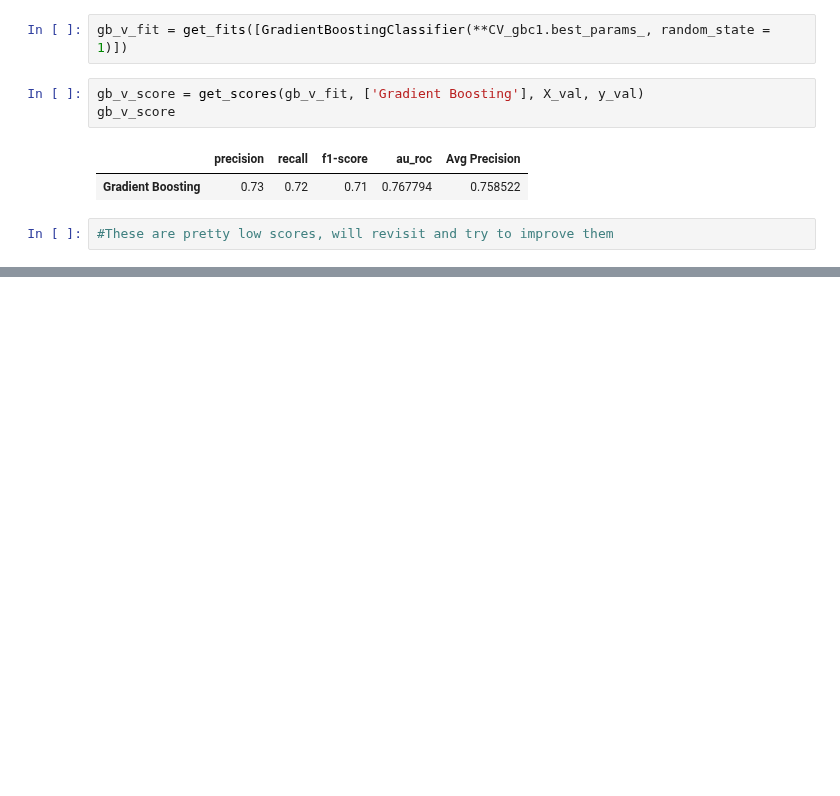
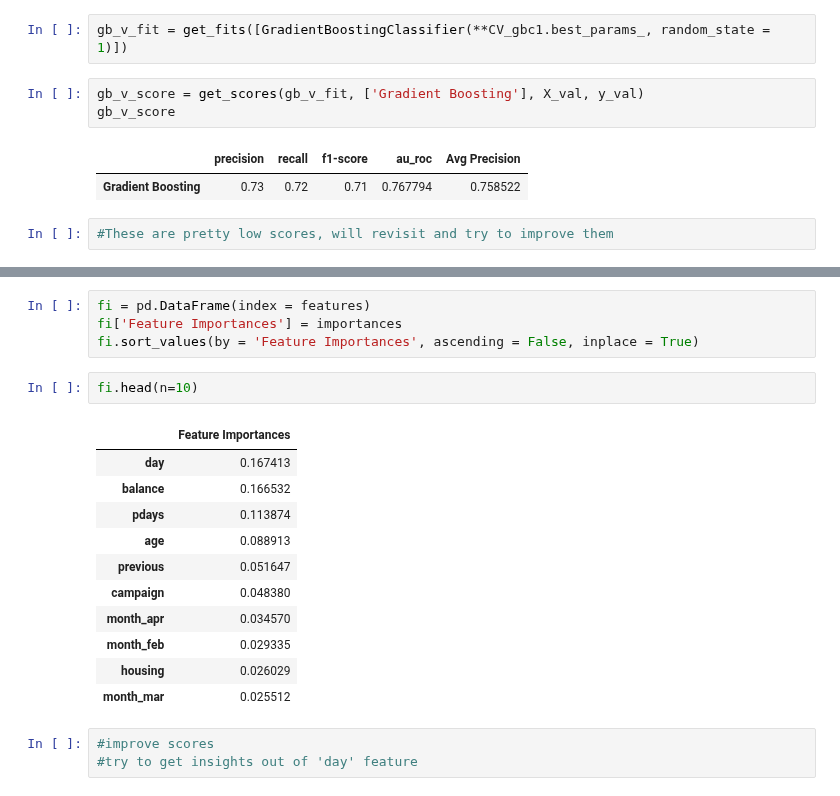
Before and after one commit to Edwardp17/Kaggle, a Jupyter notebook: marketing_bank/marketing_bank.ipynb, the cells around one changed output, grey strips where cells are left out. Drawn from its saved outputs; the diff is of its cells as text; blank space fills up the shorter version.

```diff
--- a/marketing_bank/marketing_bank.ipynb
+++ b/marketing_bank/marketing_bank.ipynb
@@ -480,0 +499,21 @@ gb_v_score
+# %%
+fi = pd.DataFrame(index = features)
+fi['Feature Importances'] = importances
+fi.sort_values(by = 'Feature Importances', ascending = False, inplace = True)
+# %%
+fi.head(n=10)
+# %% [output]
+|  | Feature Importances |
+| day | 0.167413 |
+| balance | 0.166532 |
+| pdays | 0.113874 |
+| age | 0.088913 |
+| previous | 0.051647 |
+| campaign | 0.048380 |
+| month_apr | 0.034570 |
+| month_feb | 0.029335 |
+| housing | 0.026029 |
+| month_mar | 0.025512 |
+# %%
+#improve scores
+#try to get insights out of 'day' feature
```
Also changed, not shown: parts of 3 cells of this notebook.
